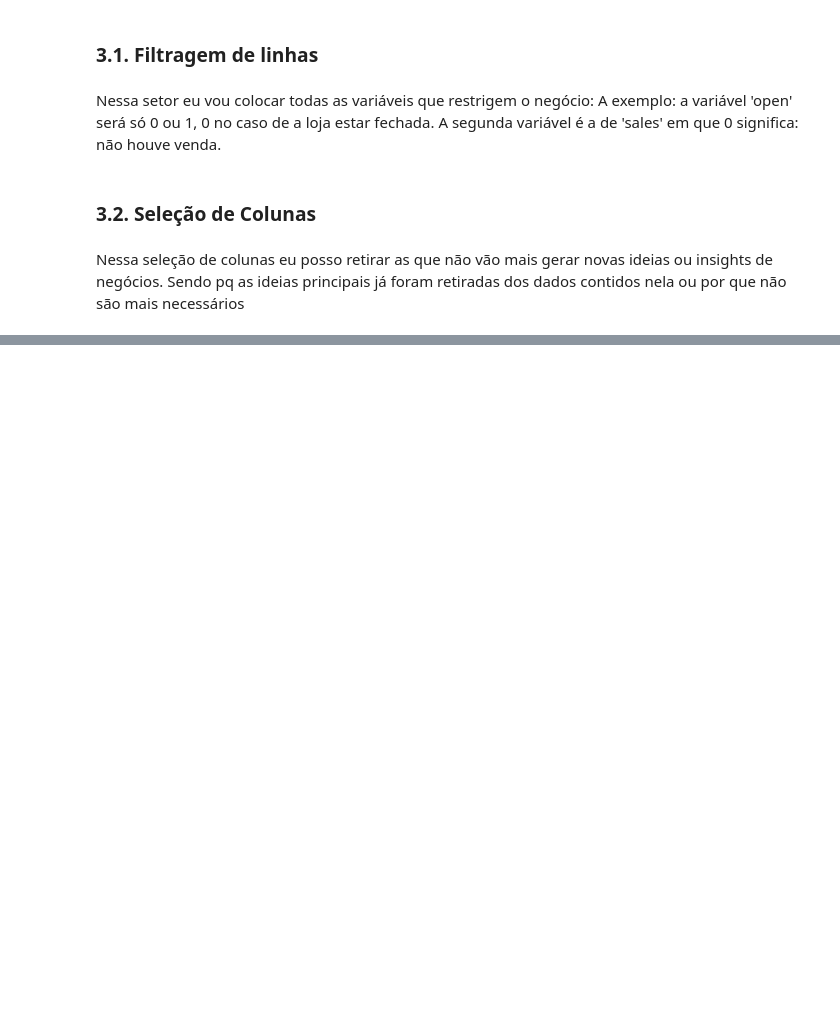
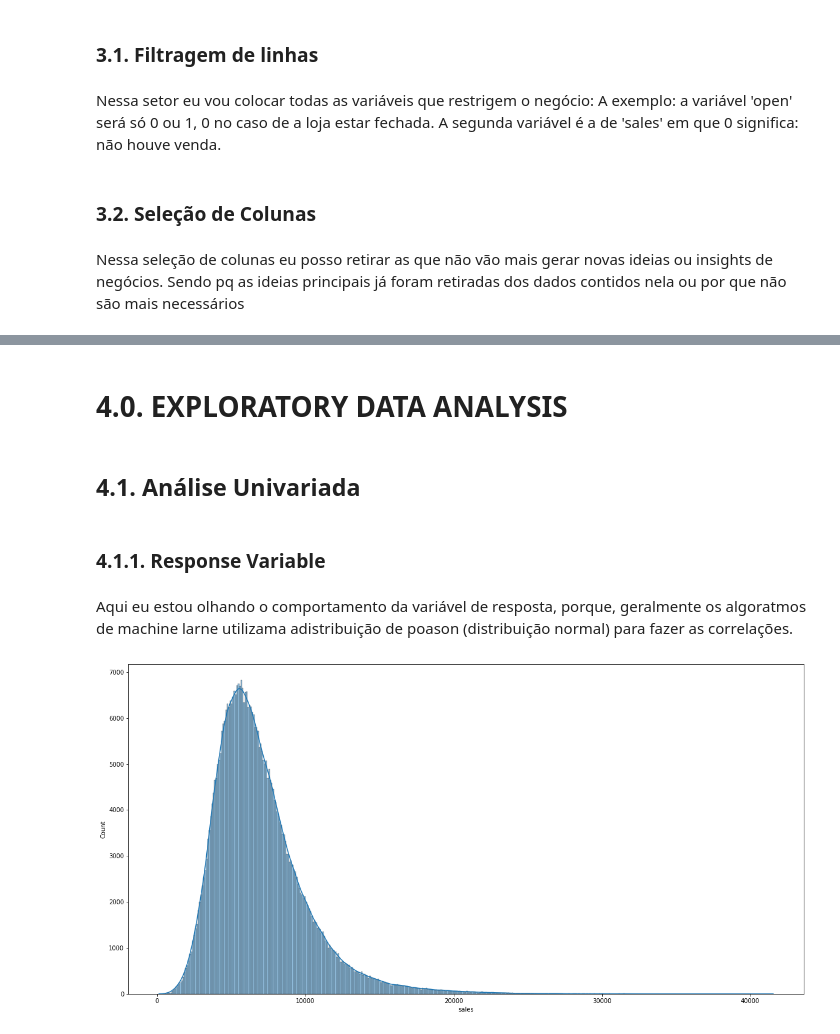
Before and after one commit to vivianebuge/ds-em-producao, a Jupyter notebook: m04_v01_store_sales_prediction.ipynb, the cells around one changed output, grey strips where cells are left out. Saved outputs shown, nothing was run; the diff lists cells and outputs as text; code cells hidden in the pictures; blank space fills up the shorter version.

Commit message:
Adicionando aulas de análise exploratória

```diff
--- a/m04_v01_store_sales_prediction.ipynb
+++ b/m04_v01_store_sales_prediction.ipynb
@@ -387,0 +423,2 @@ cat_attributes.head()
+# %% [markdown]
+# 4.0. EXPLORATORY DATA ANALYSIS
@@ -387,0 +427,11 @@ cat_attributes.head()
+# %% [markdown]
+## 4.1. Análise Univariada
+# %% [markdown]
+### 4.1.1. Response Variable
+# %% [markdown]
+Aqui eu estou olhando o comportamento da variável de resposta, porque, geralmente os algoratmos de machine larne utilizama  adistribuição de poason (distribuição normal) para fazer as correlações.
+# %%
+plt.figure(figsize=(20, 10))
+sns.histplot(df4['sales'], kde=True);
+# %% [output]
+[figure, added]
```
Also changed, not shown: parts of 34 cells of this notebook.
